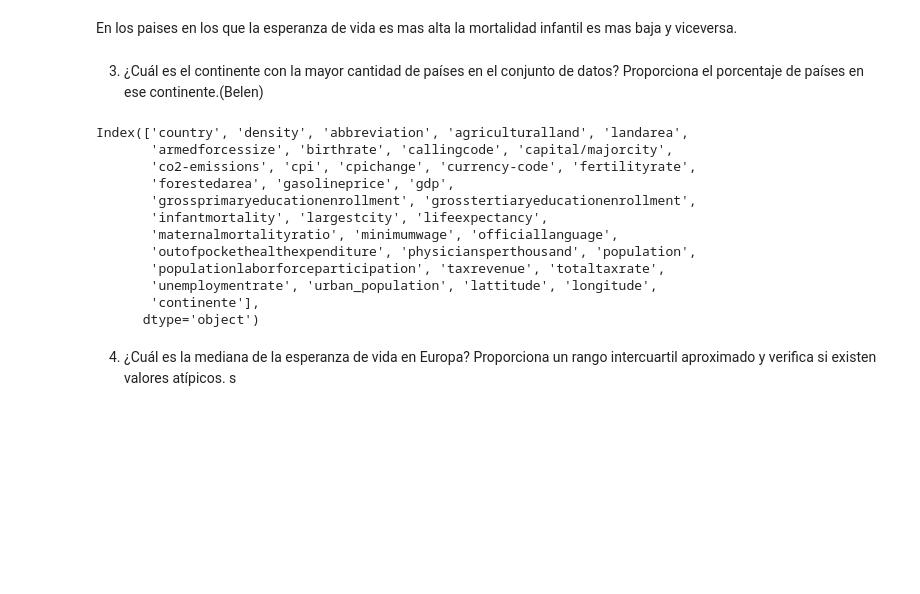
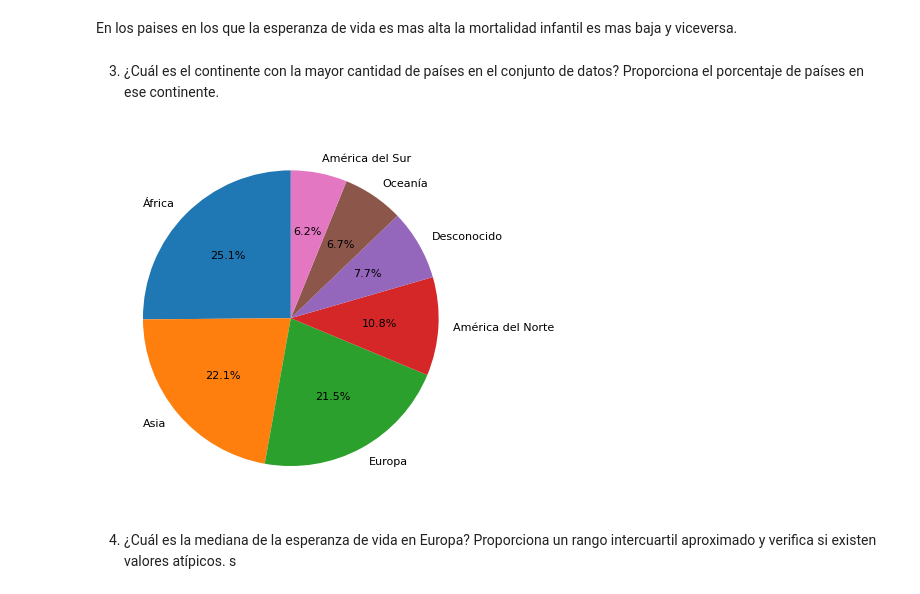
Before and after one commit to Adalab/da-promo-F-modulo3-sprint2-pairprogramming-Ana-Belen, a Jupyter notebook: Pair_visualizacion.ipynb, the cells around one changed output. Cells and saved outputs as stored; diff of their text form; code cells hidden in the pictures; blank space fills up the shorter version.

```diff
--- a/Pair_visualizacion.ipynb
+++ b/Pair_visualizacion.ipynb
@@ -73,22 +73,20 @@ plt.title('Relacion Tasa de Mortalidad Infantil ');
 # %% [markdown]
 En los paises en los que la esperanza de vida es mas alta la mortalidad infantil es mas baja y viceversa.
 # %% [markdown]
-3. ¿Cuál es el continente con la mayor cantidad de países en el conjunto de datos? Proporciona el porcentaje de países en ese continente.(Belen)
+3. ¿Cuál es el continente con la mayor cantidad de países en el conjunto de datos? Proporciona el porcentaje de países en ese continente.
-# %%
-df.columns
-# %% [output]
-Index(['country', 'density', 'abbreviation', 'agriculturalland', 'landarea',
-       'armedforcessize', 'birthrate', 'callingcode', 'capital/majorcity',
-       'co2-emissions', 'cpi', 'cpichange', 'currency-code', 'fertilityrate',
-       'forestedarea', 'gasolineprice', 'gdp',
-       'grossprimaryeducationenrollment', 'grosstertiaryeducationenrollment',
-       'infantmortality', 'largestcity', 'lifeexpectancy',
-       'maternalmortalityratio', 'minimumwage', 'officiallanguage',
-       'outofpockethealthexpenditure', 'physiciansperthousand', 'population',
-       'populationlaborforceparticipation', 'taxrevenue', 'totaltaxrate',
-       'unemploymentrate', 'urban_population', 'lattitude', 'longitude',
-       'continente'],
-      dtype='object')
+# %%
+
+num_paises_continente = df['continente'].value_counts()
+max_continent = num_paises_continente.idxmax()
+porcentaje_continente = (num_paises_continente/df.shape[0]) *100
+
+plt.pie(porcentaje_continente, labels= porcentaje_continente.index,
+        data = num_paises_continente,
+        autopct=  '%1.1f%%',
+        textprops={'fontsize': 8},
+        startangle=90);
+# %% [output]
+[figure, added]
 # %% [markdown]
 4. ¿Cuál es la mediana de la esperanza de vida en Europa? Proporciona un rango intercuartil aproximado y verifica si existen valores atípicos. s
 # %%
```
Also changed, not shown: parts of 8 cells of this notebook.
